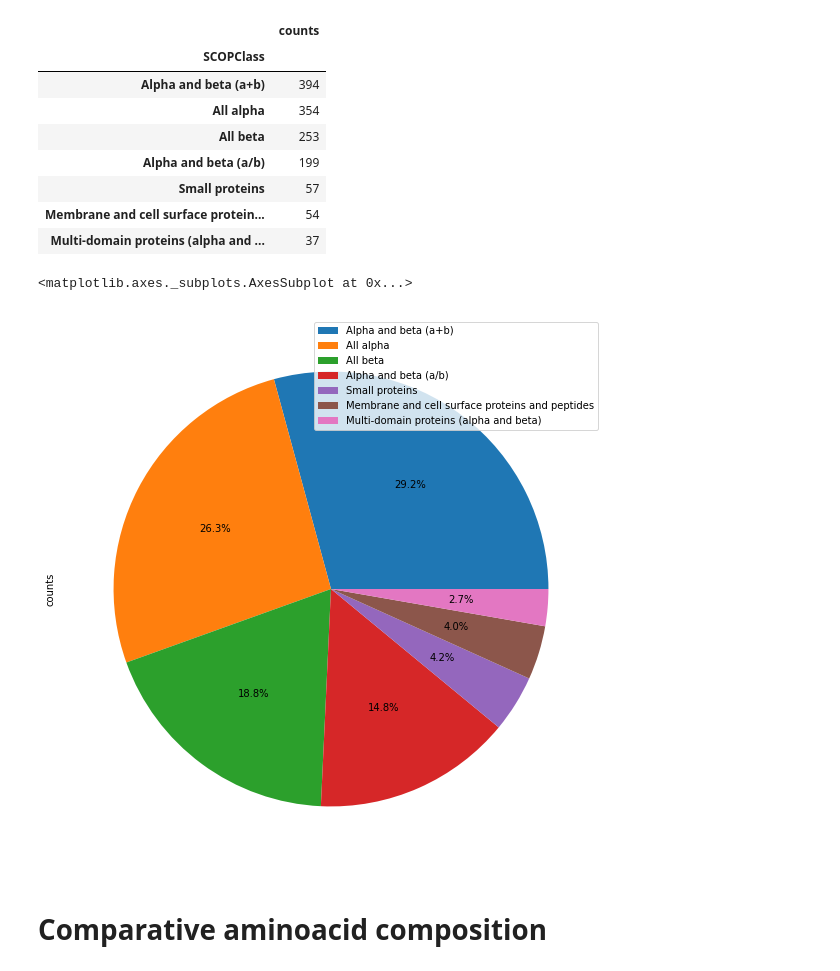
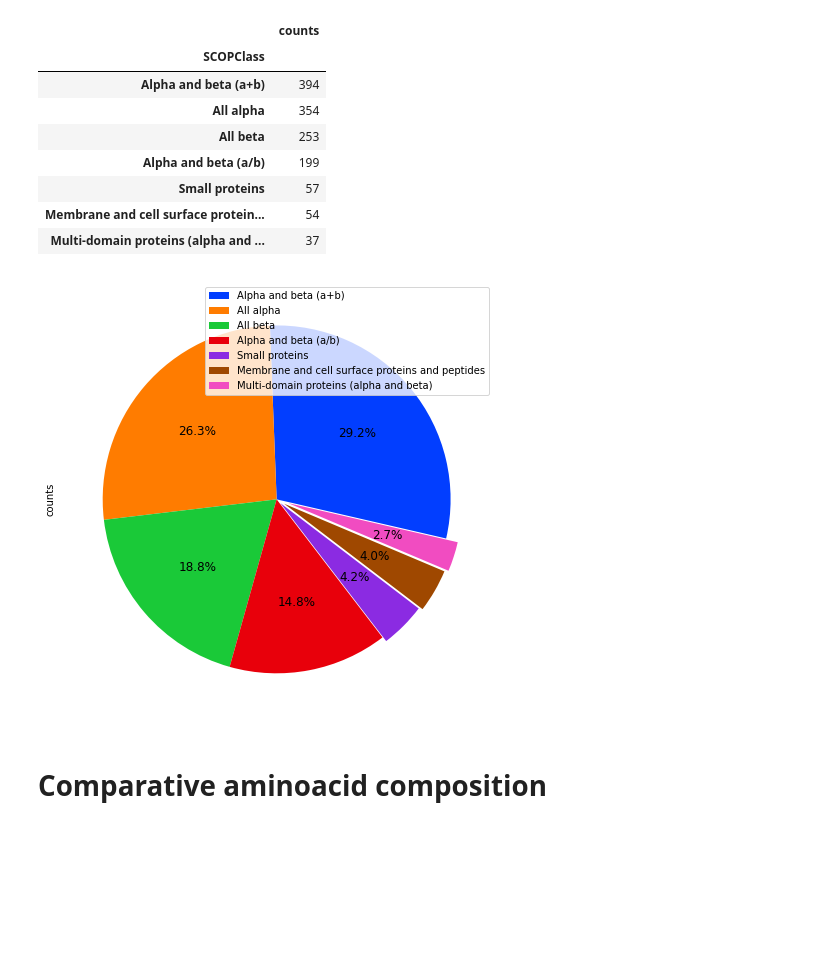
Before and after one commit to ilante/LB-2-project-GOR-vs-SVM, a Jupyter notebook: data_description/training/JpredData.ipynb, the cells around one changed output. Cells and saved outputs as stored; diff of their text form; code cells hidden in the pictures; blank space fills up the shorter version.

```diff
--- a/data_description/training/JpredData.ipynb
+++ b/data_description/training/JpredData.ipynb
@@ -58,11 +46,12 @@ df2
 | Small proteins | 57 |
 | Membrane and cell surface protein... | 54 |
 | Multi-domain proteins (alpha and ... | 37 |
-# %%
-df2.plot.pie(y="counts", autopct='%1.1f%%',figsize=(20,10), labels= None)
-# %% [output]
-<matplotlib.axes._subplots.AxesSubplot at 0x...>
-[figure, removed]
+# %%
+coldf2 = sns.color_palette("bright")
+df2.plot.pie(y="counts", autopct='%1.1f%%', explode=(0.0,0,0,0.0,0.03,0.05,0.07), startangle=-13,fontsize=12, figsize=(8,8), colors=coldf2, labels= None)
+plt.savefig("./train_imgs/SCOP.png")
+# %% [output]
+[figure, added]
 # %% [markdown]
 # Comparative aminoacid composition
 # %% [markdown]
```
Also changed, not shown: parts of 53 cells of this notebook, 5 other files.
